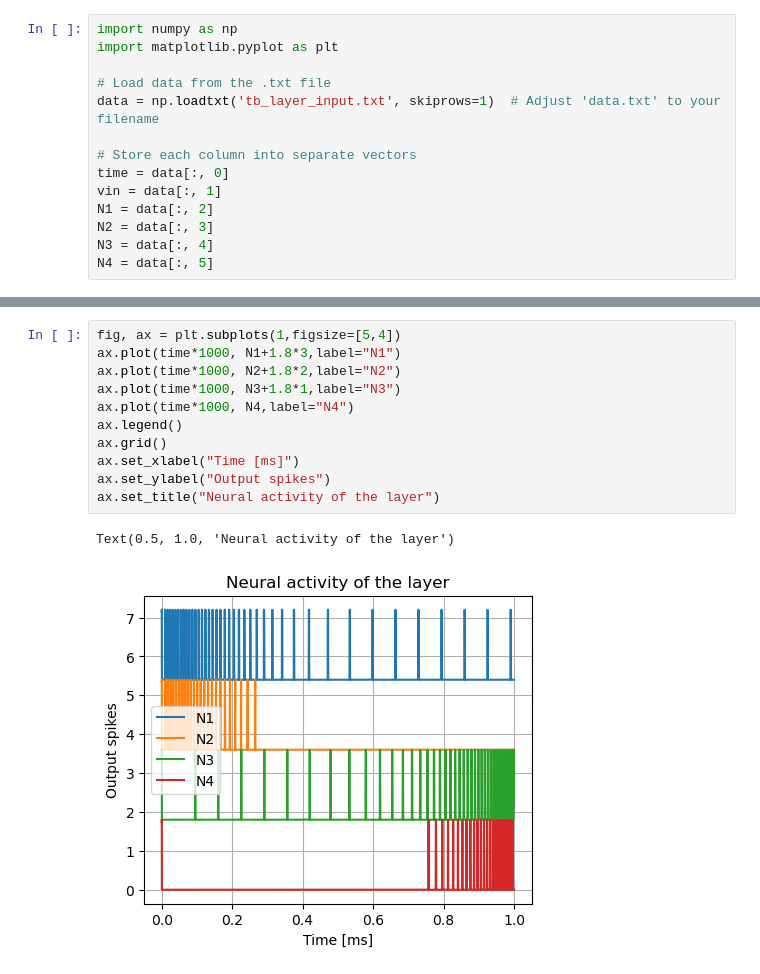
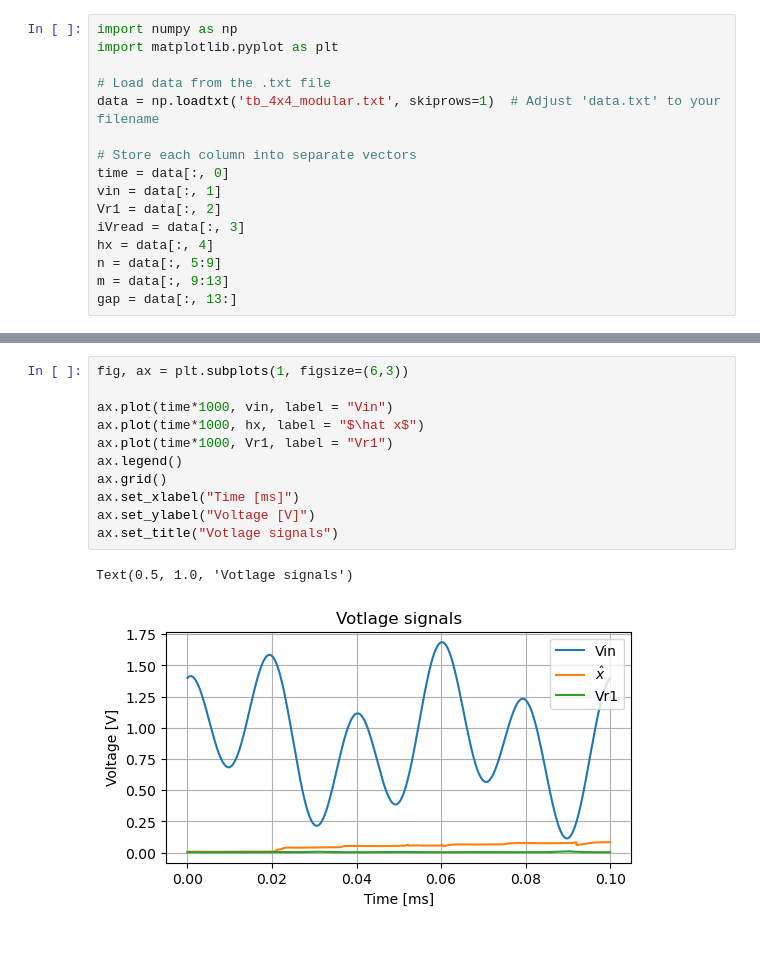
Before and after one commit to AlejandroJuarezLora/SNN_IPN, a Jupyter notebook: sim_results/tb_4x4_modular_proc.ipynb, the cells around one changed output, grey strips where cells are left out. Saved outputs shown, nothing was run; the diff lists cells and outputs as text; blank space fills up the shorter version.

```diff
--- a/sim_results/tb_4x4_modular_proc.ipynb
+++ b/sim_results/tb_4x4_modular_proc.ipynb
@@ -3,12 +3,14 @@ import numpy as np
 import matplotlib.pyplot as plt
 
 # Load data from the .txt file
-data = np.loadtxt('tb_layer_input.txt', skiprows=1)  # Adjust 'data.txt' to your filename
+data = np.loadtxt('tb_4x4_modular.txt', skiprows=1)  # Adjust 'data.txt' to your filename
 
 # Store each column into separate vectors
 time = data[:, 0]
 vin = data[:, 1]
-N1 = data[:, 2]
-N2 = data[:, 3]
-N3 = data[:, 4]
-N4 = data[:, 5]
+Vr1 = data[:, 2]
+iVread = data[:, 3]
+hx = data[:, 4]
+n = data[:, 5:9]
+m = data[:, 9:13]
+gap = data[:, 13:]
@@ -88,14 +47,14 @@ Text(0.5, 1.0, 'Tuning Curve, but with VCCS(vin)')
 # %%
-fig, ax = plt.subplots(1,figsize=[5,4])
-ax.plot(time*1000, N1+1.8*3,label="N1")
-ax.plot(time*1000, N2+1.8*2,label="N2")
-ax.plot(time*1000, N3+1.8*1,label="N3")
-ax.plot(time*1000, N4,label="N4")
+fig, ax = plt.subplots(1, figsize=(6,3))
+
+ax.plot(time*1000, vin, label = "Vin")
+ax.plot(time*1000, hx, label = "$\hat x$")
+ax.plot(time*1000, Vr1, label = "Vr1")
 ax.legend()
 ax.grid()
 ax.set_xlabel("Time [ms]")
-ax.set_ylabel("Output spikes")
-ax.set_title("Neural activity of the layer")
+ax.set_ylabel("Voltage [V]")
+ax.set_title("Votlage signals")
 # %% [output]
-Text(0.5, 1.0, 'Neural activity of the layer')
+Text(0.5, 1.0, 'Votlage signals')
-[figure, old version]
+[figure, new version]
```
Also changed, not shown: parts of 5 cells of this notebook, 1 other file.
